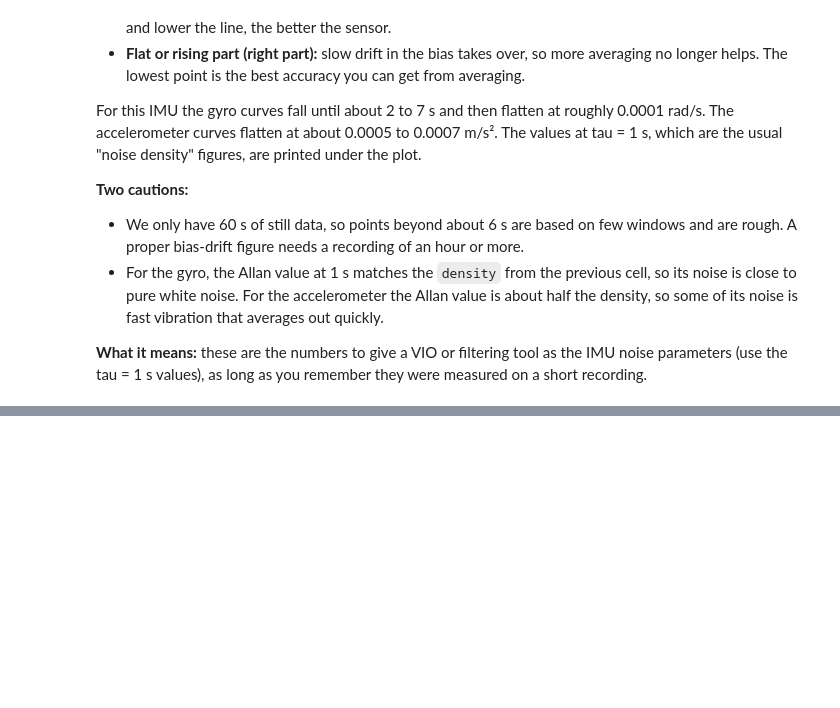
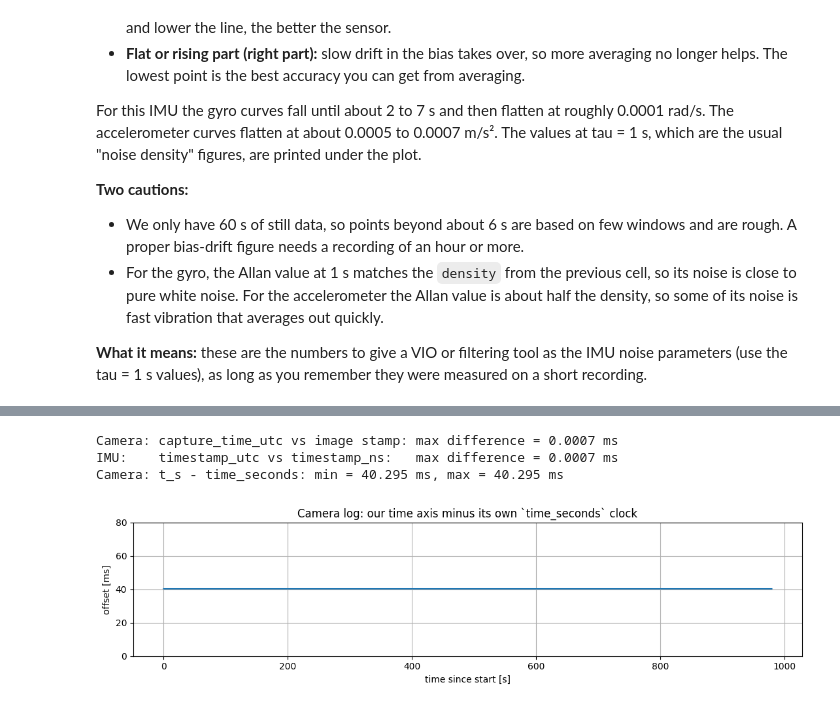
Before and after one commit to Coolguy4123/ASL_VIO, a Jupyter notebook: DataPreprocess.ipynb, the cells around one changed output, grey strips where cells are left out. Drawn from its saved outputs; the diff is of its cells as text; code cells hidden in the pictures; blank space fills up the shorter version.

```diff
--- a/DataPreprocess.ipynb
+++ b/DataPreprocess.ipynb
@@ -521,0 +530,34 @@ These values are for this episode. They come from one 60 s still stretch, so tre
+# %%
+# ---- Step 3a: do the sensors share one clock? -------------------------------------
+# The logs carry several timestamps. If they are all based on the same clock they
+# should agree. Here we compare them (all values in milliseconds).
+
+# 1) The camera log also stores the capture time as text (e.g. 20261004T011820.104523Z).
+#    Convert it to nanoseconds and compare with the image timestamp.
+capture_ns = pd.to_datetime(cam["capture_time_utc"], format="%Y%m%dT%H%M%S.%fZ", utc=True).astype("int64")
+diff_capture_ms = (capture_ns - cam["t_ns"]) / 1e6
+print(f"Camera: capture_time_utc vs image stamp: max difference = {diff_capture_ms.abs().max():.4f} ms")
+
+# 2) Same check for the IMU: its text time (timestamp_utc) vs its nanosecond time.
+imu_utc_ns = pd.to_datetime(imu["timestamp_utc"], utc=True).astype("int64")
+diff_imu_ms = (imu_utc_ns - imu["t_ns"]) / 1e6
+print(f"IMU:    timestamp_utc vs timestamp_ns:   max difference = {diff_imu_ms.abs().max():.4f} ms")
+
+# 3) The camera log has a third clock, `time_seconds`. How far is it from our t_s?
+clock_offset_ms = (cam["t_s"] - cam["time_seconds"]) * 1000
+print(f"Camera: t_s - time_seconds: min = {clock_offset_ms.min():.3f} ms, max = {clock_offset_ms.max():.3f} ms")
+
+# Plot: if two clocks drift apart, this line would slope. A flat line = no drift.
+fig, ax = plt.subplots(figsize=(11, 3))
+ax.plot(cam["t_s"], clock_offset_ms)
+ax.set_ylim(0, 80)
+ax.set_xlabel("time since start [s]")
+ax.set_ylabel("offset [ms]")
+ax.set_title("Camera log: our time axis minus its own `time_seconds` clock")
+plt.tight_layout()
+plt.show()
+# %% [output]
+Camera: capture_time_utc vs image stamp: max difference = 0.0007 ms
+IMU:    timestamp_utc vs timestamp_ns:   max difference = 0.0007 ms
+Camera: t_s - time_seconds: min = 40.295 ms, max = 40.295 ms
+[figure, added]
```
Also changed, not shown: parts of 20 cells of this notebook.
